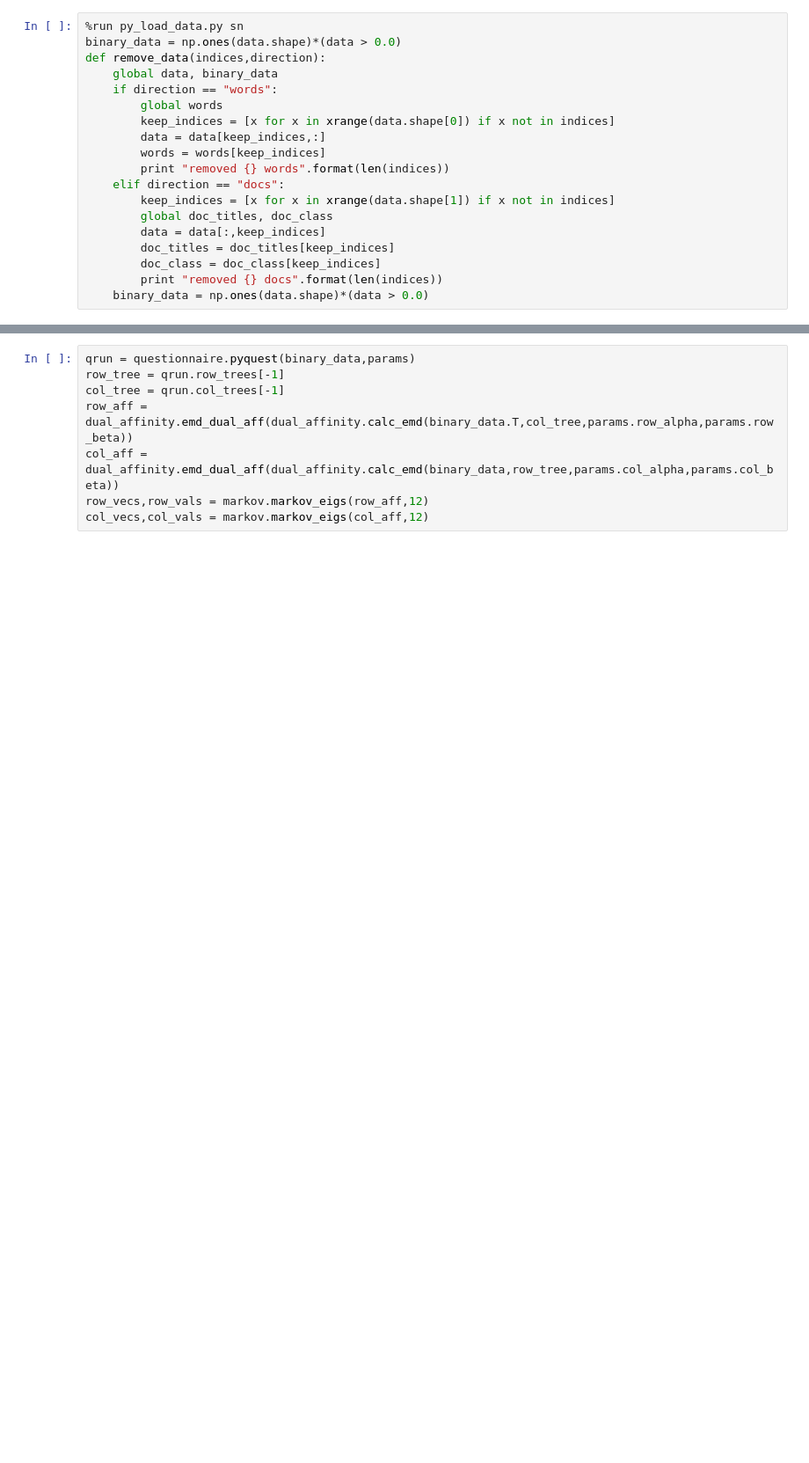
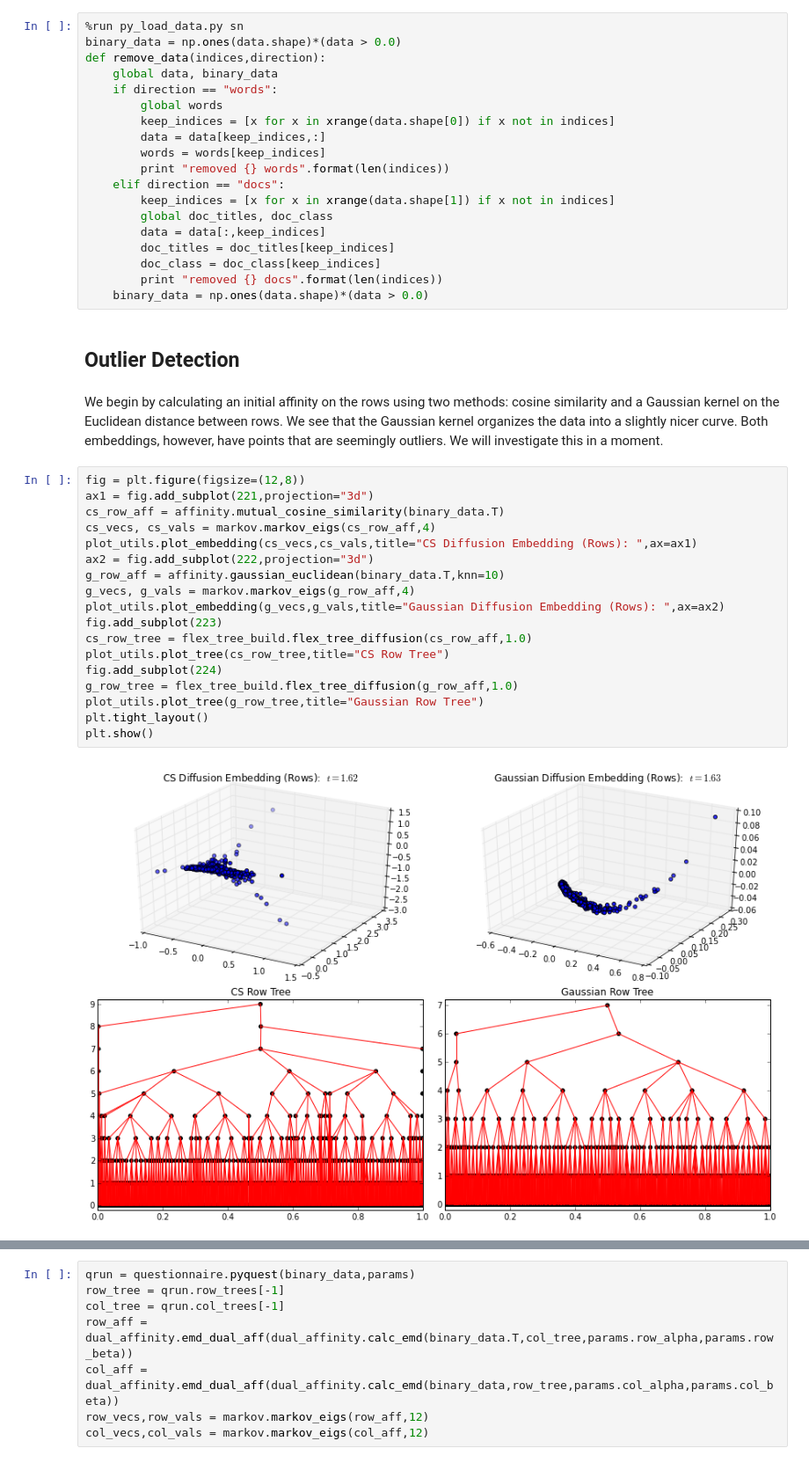
Before and after one commit to hgfalling/pyquest_work, a Jupyter notebook: thesis_SN.ipynb, the cells around one changed output, grey strips where cells are left out. Shown at 88% size. Saved outputs shown, nothing was run; the diff lists cells and outputs as text; blank space fills up the shorter version.

Commit message:
SN notebook, mods to plot_utils

```diff
--- a/thesis_SN.ipynb
+++ b/thesis_SN.ipynb
@@ -19,3 +26,27 @@ def remove_data(indices,direction):
         doc_class = doc_class[keep_indices]
         print "removed {} docs".format(len(indices))
     binary_data = np.ones(data.shape)*(data > 0.0)
+# %% [markdown]
+## Outlier Detection
+# %% [markdown]
+We begin by calculating an initial affinity on the rows using two methods: cosine similarity and a Gaussian kernel on the Euclidean distance between rows. We see that the Gaussian kernel organizes the data into a slightly nicer curve. Both embeddings, however, have points that are seemingly outliers. We will investigate this in a moment.
+# %%
+fig = plt.figure(figsize=(12,8))
+ax1 = fig.add_subplot(221,projection="3d")
+cs_row_aff = affinity.mutual_cosine_similarity(binary_data.T)
+cs_vecs, cs_vals = markov.markov_eigs(cs_row_aff,4)
+plot_utils.plot_embedding(cs_vecs,cs_vals,title="CS Diffusion Embedding (Rows): ",ax=ax1)
+ax2 = fig.add_subplot(222,projection="3d")
+g_row_aff = affinity.gaussian_euclidean(binary_data.T,knn=10)
+g_vecs, g_vals = markov.markov_eigs(g_row_aff,4)
+plot_utils.plot_embedding(g_vecs,g_vals,title="Gaussian Diffusion Embedding (Rows): ",ax=ax2)
+fig.add_subplot(223)
+cs_row_tree = flex_tree_build.flex_tree_diffusion(cs_row_aff,1.0)
+plot_utils.plot_tree(cs_row_tree,title="CS Row Tree")
+fig.add_subplot(224)
+g_row_tree = flex_tree_build.flex_tree_diffusion(g_row_aff,1.0)
+plot_utils.plot_tree(g_row_tree,title="Gaussian Row Tree")
+plt.tight_layout()
+plt.show()
+# %% [output]
+[figure, added]
```
Also changed, not shown: parts of 61 cells of this notebook, 1 other file.
